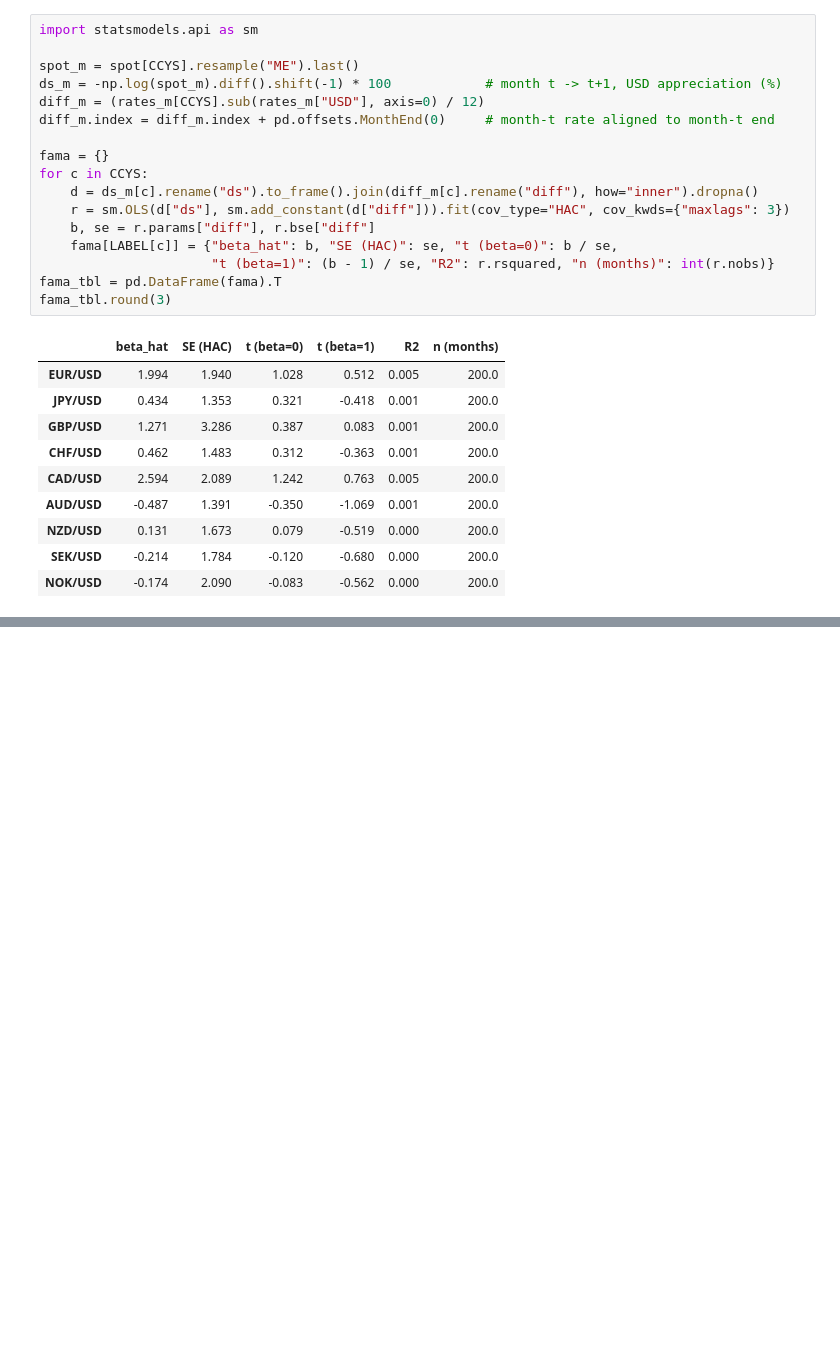
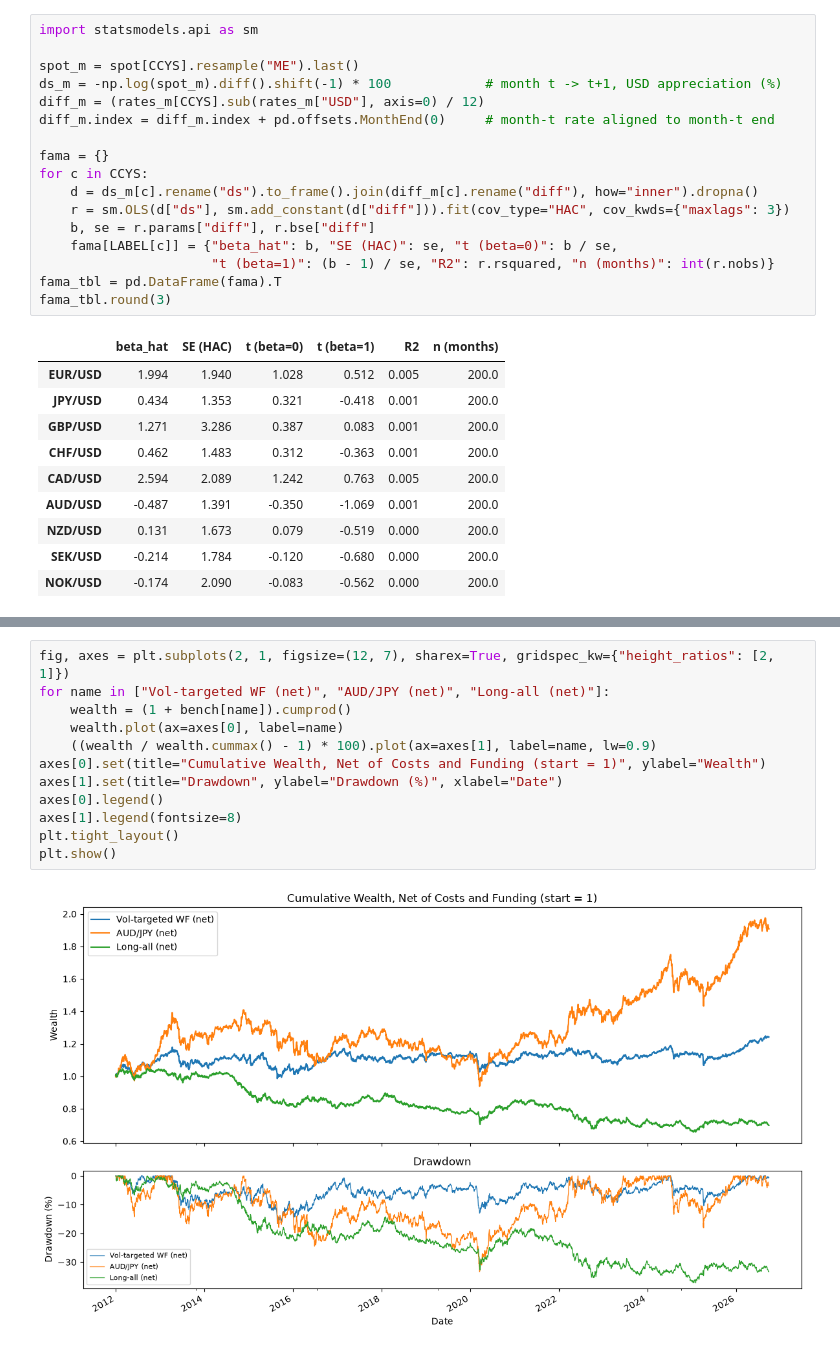
Before and after one commit to tbrown122387/stat-4170-public, a Jupyter notebook: case-studies/cs2/cs2_carry_basket.ipynb, the cells around one changed output, grey strips where cells are left out. Drawn from its saved outputs; the diff is of its cells as text; blank space fills up the shorter version.

```diff
--- a/case-studies/cs2/cs2_carry_basket.ipynb
+++ b/case-studies/cs2/cs2_carry_basket.ipynb
@@ -587,0 +936,14 @@ fama_tbl.round(3)
+# %%
+fig, axes = plt.subplots(2, 1, figsize=(12, 7), sharex=True, gridspec_kw={"height_ratios": [2, 1]})
+for name in ["Vol-targeted WF (net)", "AUD/JPY (net)", "Long-all (net)"]:
+    wealth = (1 + bench[name]).cumprod()
+    wealth.plot(ax=axes[0], label=name)
+    ((wealth / wealth.cummax() - 1) * 100).plot(ax=axes[1], label=name, lw=0.9)
+axes[0].set(title="Cumulative Wealth, Net of Costs and Funding (start = 1)", ylabel="Wealth")
+axes[1].set(title="Drawdown", ylabel="Drawdown (%)", xlabel="Date")
+axes[0].legend()
+axes[1].legend(fontsize=8)
+plt.tight_layout()
+plt.show()
+# %% [output]
+[figure, added]
```
Also changed, not shown: parts of 48 cells of this notebook.
